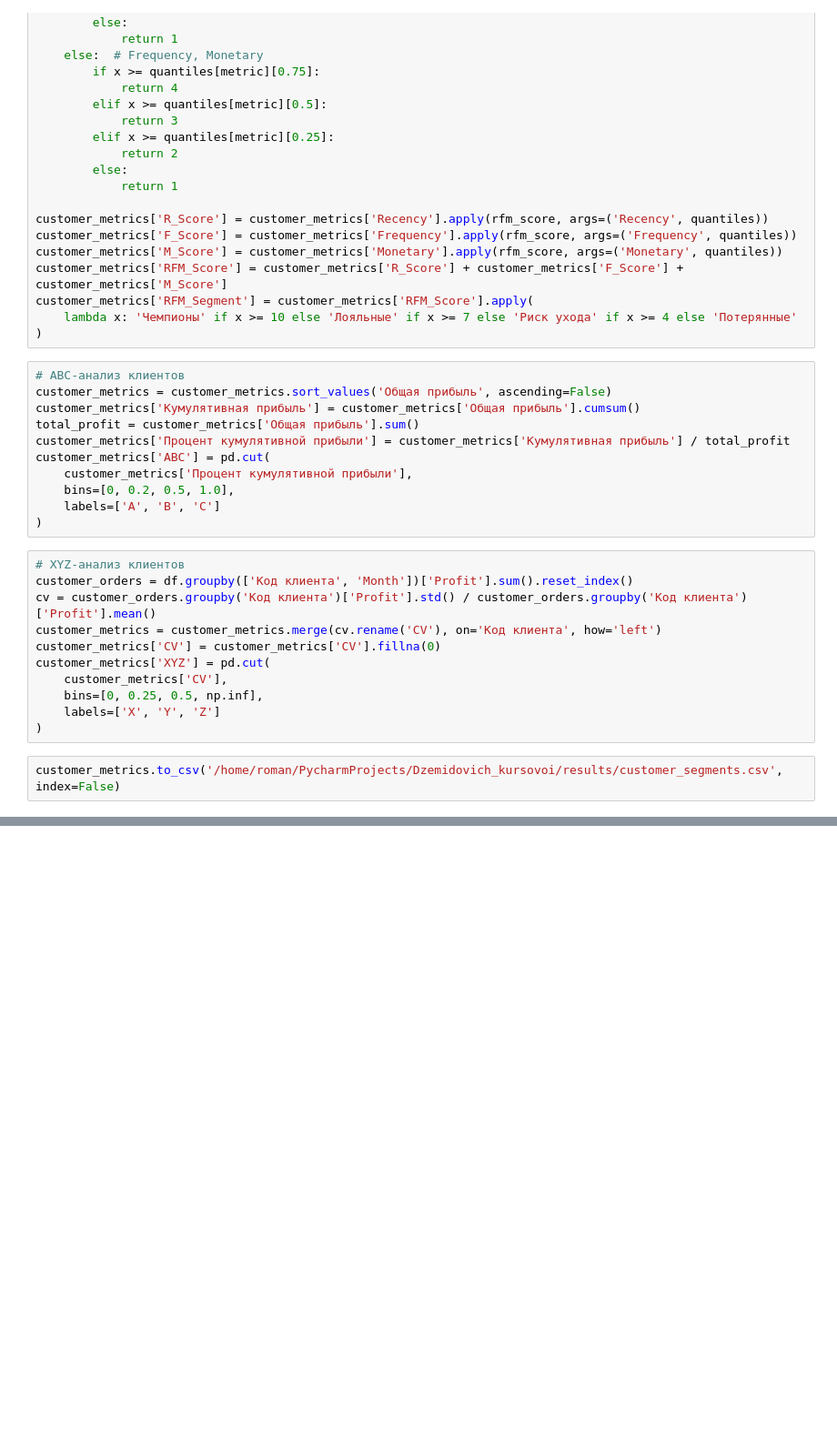
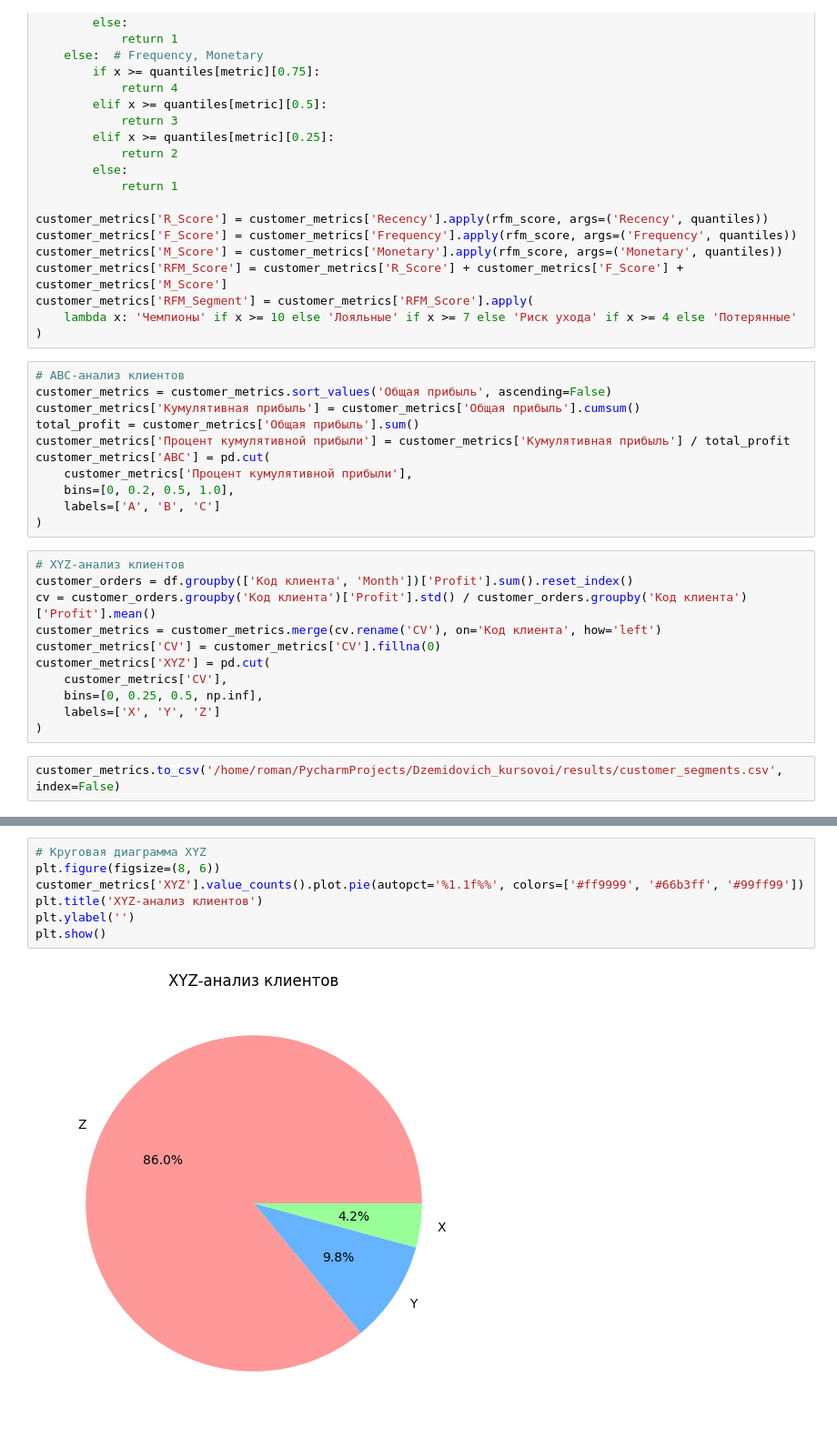
Before and after one commit to Dzemidov/Dzemidovich_kursovoi, a Jupyter notebook: 04_Customer_Segmentation.ipynb, the cells around one changed output, grey strips where cells are left out. Shown at 91% size. Cells and saved outputs as stored; diff of their text form; blank space fills up the shorter version.

```diff
--- a/04_Customer_Segmentation.ipynb
+++ b/04_Customer_Segmentation.ipynb
@@ -80,0 +100,9 @@ customer_metrics.to_csv('/home/roman/PycharmProjects/Dzemidovich_kursovoi/result
+# %%
+# Круговая диаграмма XYZ
+plt.figure(figsize=(8, 6))
+customer_metrics['XYZ'].value_counts().plot.pie(autopct='%1.1f%%', colors=['#ff9999', '#66b3ff', '#99ff99'])
+plt.title('XYZ-анализ клиентов')
+plt.ylabel('')
+plt.show()
+# %% [output]
+[figure, added]
```
Also changed, not shown: parts of 2 cells of this notebook, 4 other files.
